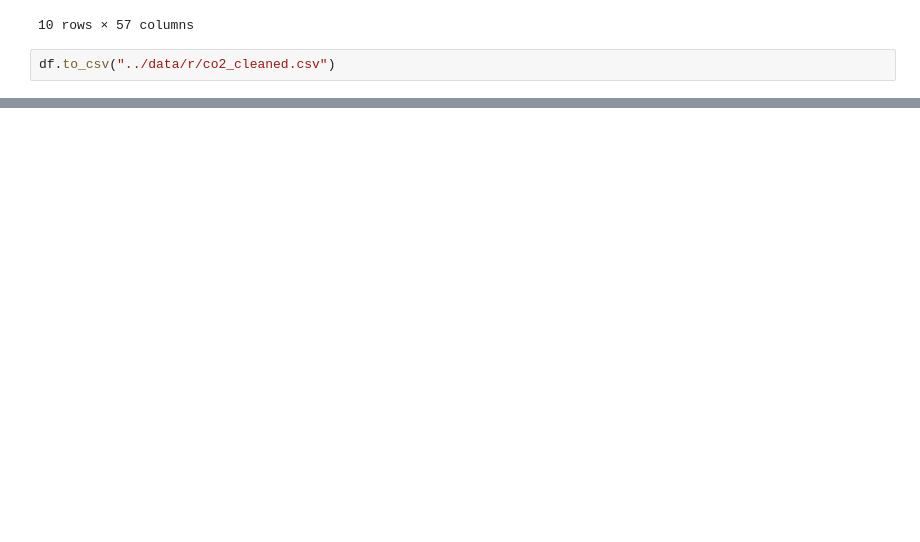
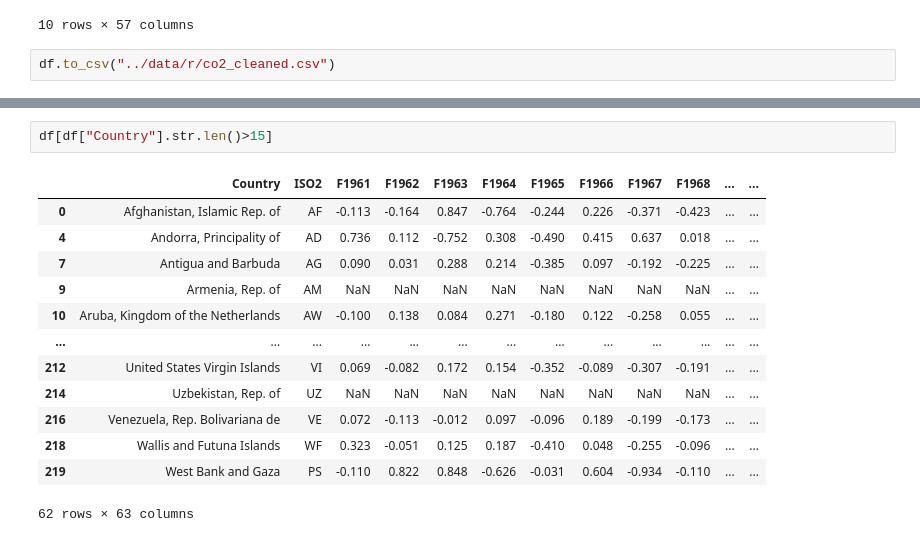
Before and after one commit to sourish33/ClimateChangeAnalysis, a Jupyter notebook: notebooks/analysis.ipynb, the cells around one changed output, grey strips where cells are left out. Cells and saved outputs as stored; diff of their text form; blank space fills up the shorter version.

```diff
--- a/notebooks/analysis.ipynb
+++ b/notebooks/analysis.ipynb
@@ -81,0 +96,16 @@ df.to_csv("../data/r/co2_cleaned.csv")
+# %%
+df[df["Country"].str.len()>15]
+# %% [output]
+|  | Country | ISO2 | F1961 | F1962 | F1963 | F1964 | F1965 | F1966 | F1967 | F1968 | ... | ... |
+| 0 | Afghanistan, Islamic Rep. of | AF | -0.113 | -0.164 | 0.847 | -0.764 | -0.244 | 0.226 | -0.371 | -0.423 | ... | ... |
+| 4 | Andorra, Principality of | AD | 0.736 | 0.112 | -0.752 | 0.308 | -0.490 | 0.415 | 0.637 | 0.018 | ... | ... |
+| 7 | Antigua and Barbuda | AG | 0.090 | 0.031 | 0.288 | 0.214 | -0.385 | 0.097 | -0.192 | -0.225 | ... | ... |
+| 9 | Armenia, Rep. of | AM | NaN | NaN | NaN | NaN | NaN | NaN | NaN | NaN | ... | ... |
+| 10 | Aruba, Kingdom of the Netherlands | AW | -0.100 | 0.138 | 0.084 | 0.271 | -0.180 | 0.122 | -0.258 | 0.055 | ... | ... |
+| ... | ... | ... | ... | ... | ... | ... | ... | ... | ... | ... | ... | ... |
+| 212 | United States Virgin Islands | VI | 0.069 | -0.082 | 0.172 | 0.154 | -0.352 | -0.089 | -0.307 | -0.191 | ... | ... |
+| 214 | Uzbekistan, Rep. of | UZ | NaN | NaN | NaN | NaN | NaN | NaN | NaN | NaN | ... | ... |
+| 216 | Venezuela, Rep. Bolivariana de | VE | 0.072 | -0.113 | -0.012 | 0.097 | -0.096 | 0.189 | -0.199 | -0.173 | ... | ... |
+| 218 | Wallis and Futuna Islands | WF | 0.323 | -0.051 | 0.125 | 0.187 | -0.410 | 0.048 | -0.255 | -0.096 | ... | ... |
+| 219 | West Bank and Gaza | PS | -0.110 | 0.822 | 0.848 | -0.626 | -0.031 | 0.604 | -0.934 | -0.110 | ... | ... |
+62 rows × 63 columns
```
Also changed, not shown: parts of 10 cells of this notebook, 6 other files.
